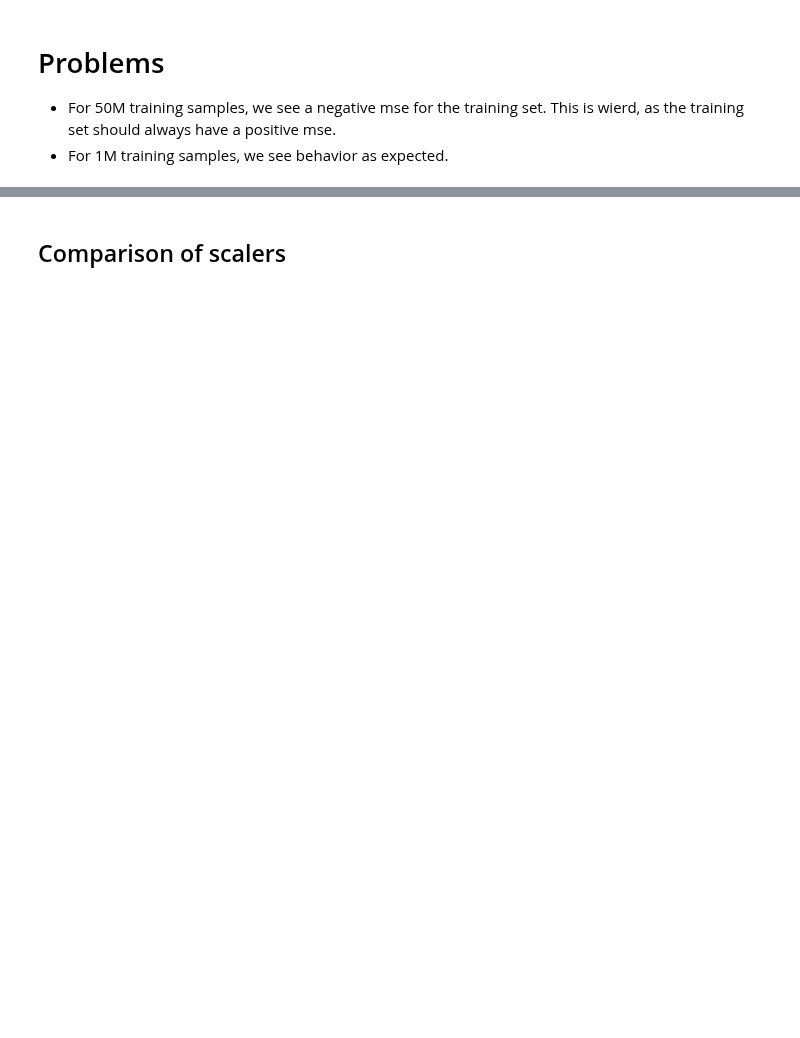
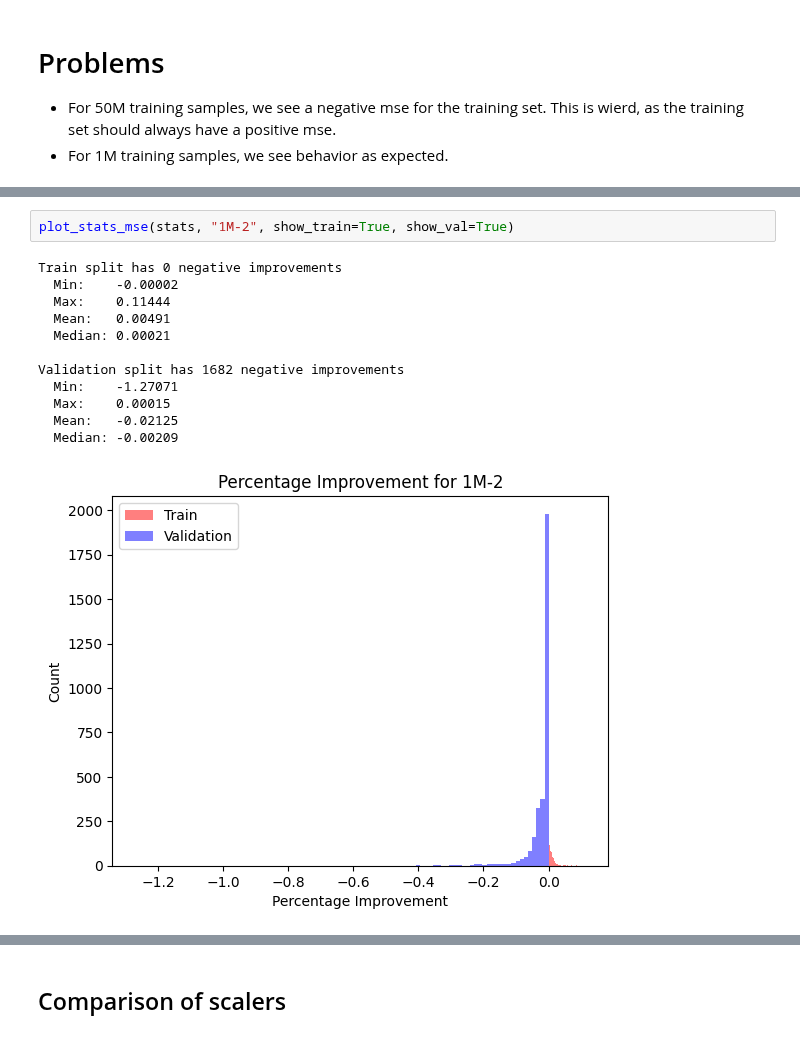
Before and after one commit to science-of-finetuning/sparsity-artifacts-crosscoders, a Jupyter notebook: notebooks/closed_form_scaler_debug.ipynb, the cells around one changed output, grey strips where cells are left out. Saved outputs shown, nothing was run; the diff lists cells and outputs as text; blank space fills up the shorter version.

```diff
--- a/notebooks/closed_form_scaler_debug.ipynb
+++ b/notebooks/closed_form_scaler_debug.ipynb
@@ -215,0 +274,15 @@ stats = {
+# %%
+plot_stats_mse(stats, "1M-2", show_train=True, show_val=True)
+# %% [output]
+Train split has 0 negative improvements
+  Min:    -0.00002
+  Max:    0.11444
+  Mean:   0.00491
+  Median: 0.00021
+
+Validation split has 1682 negative improvements
+  Min:    -1.27071
+  Max:    0.00015
+  Mean:   -0.02125
+  Median: -0.00209
+[figure, added]
```
Also changed, not shown: parts of 102 cells of this notebook, 1 other file.
